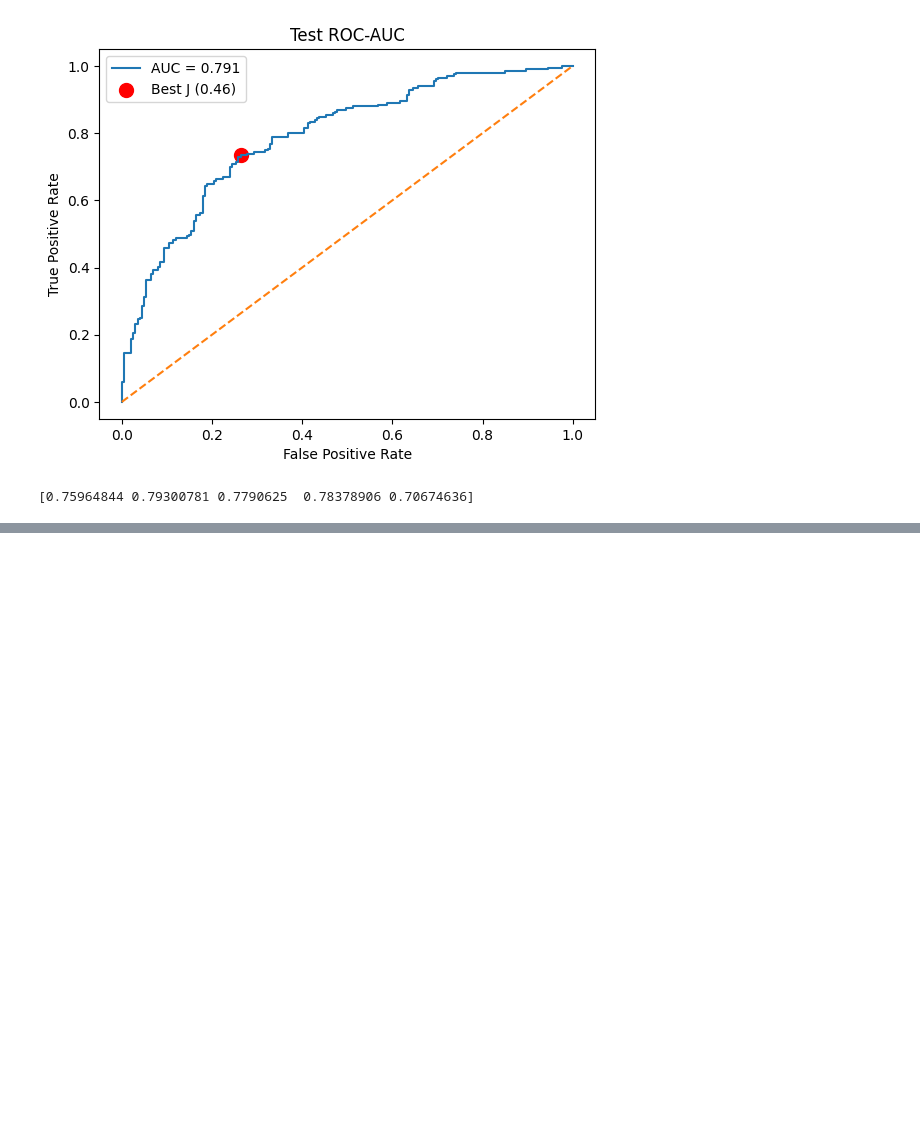
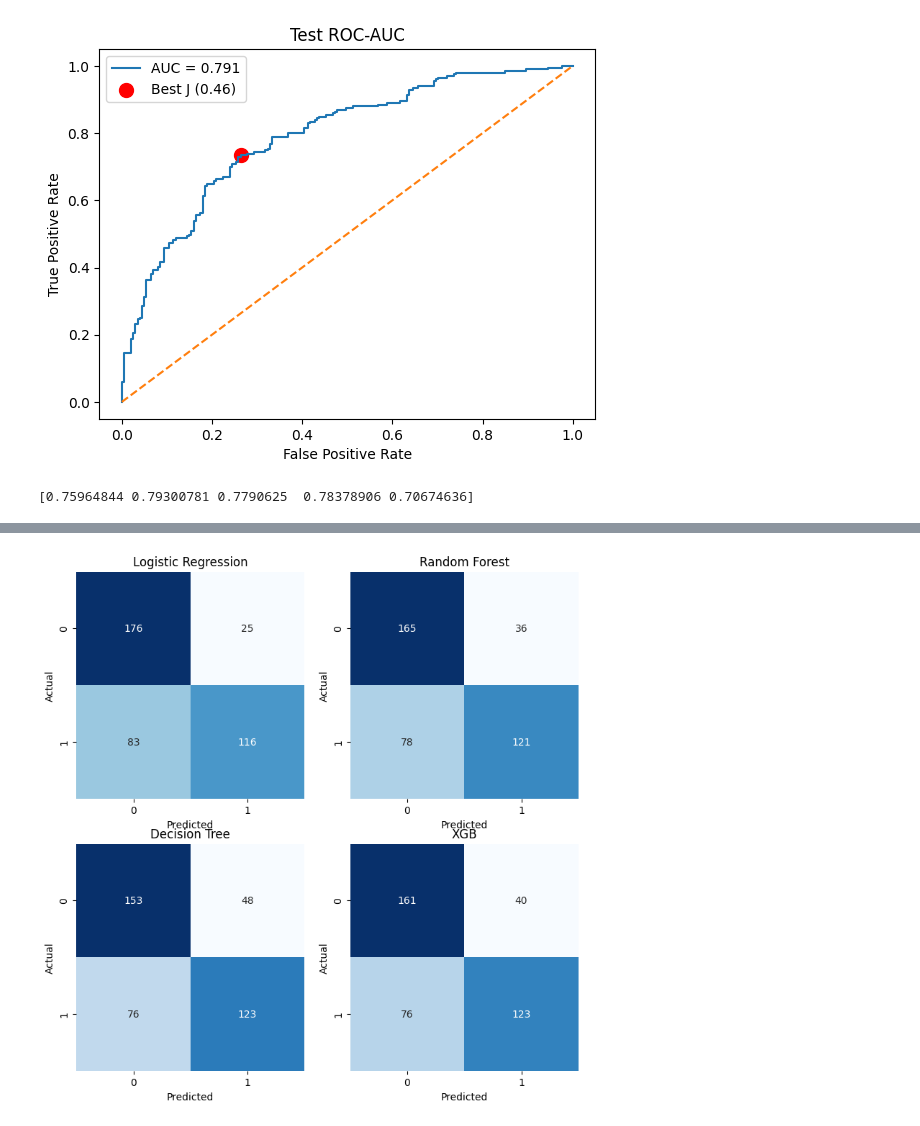
Before and after one commit to Siuuuuuu0/ML-DL, a Jupyter notebook: UCI_Credit_Card.ipynb, the cells around one changed output, grey strips where cells are left out. Saved outputs shown, nothing was run; the diff lists cells and outputs as text; code cells hidden in the pictures; blank space fills up the shorter version.

```diff
--- a/UCI_Credit_Card.ipynb
+++ b/UCI_Credit_Card.ipynb
@@ -559,0 +701,23 @@ models_scores["Random Forest"]["AUC 0.9 TPR"] = best_threshold
+# %%
+fig, axes = plt.subplots(2, 2, figsize=(9, 9))
+
+for i in range (2):
+  for j in range(2):
+    idx = i + j * 2
+
+    sns.heatmap(
+      models_cms[names[idx]],
+      annot=True,
+      fmt="d",
+      cmap="Blues",
+      cbar=False,
+      ax=axes[i, j]
+    )
+
+    axes[i, j].set_title(names[idx])
+    axes[i, j].set_xlabel("Predicted")
+    axes[i, j].set_ylabel("Actual")
+
+plt.show()
+# %% [output]
+[figure, added]
```
Also changed, not shown: parts of 18 cells of this notebook.
